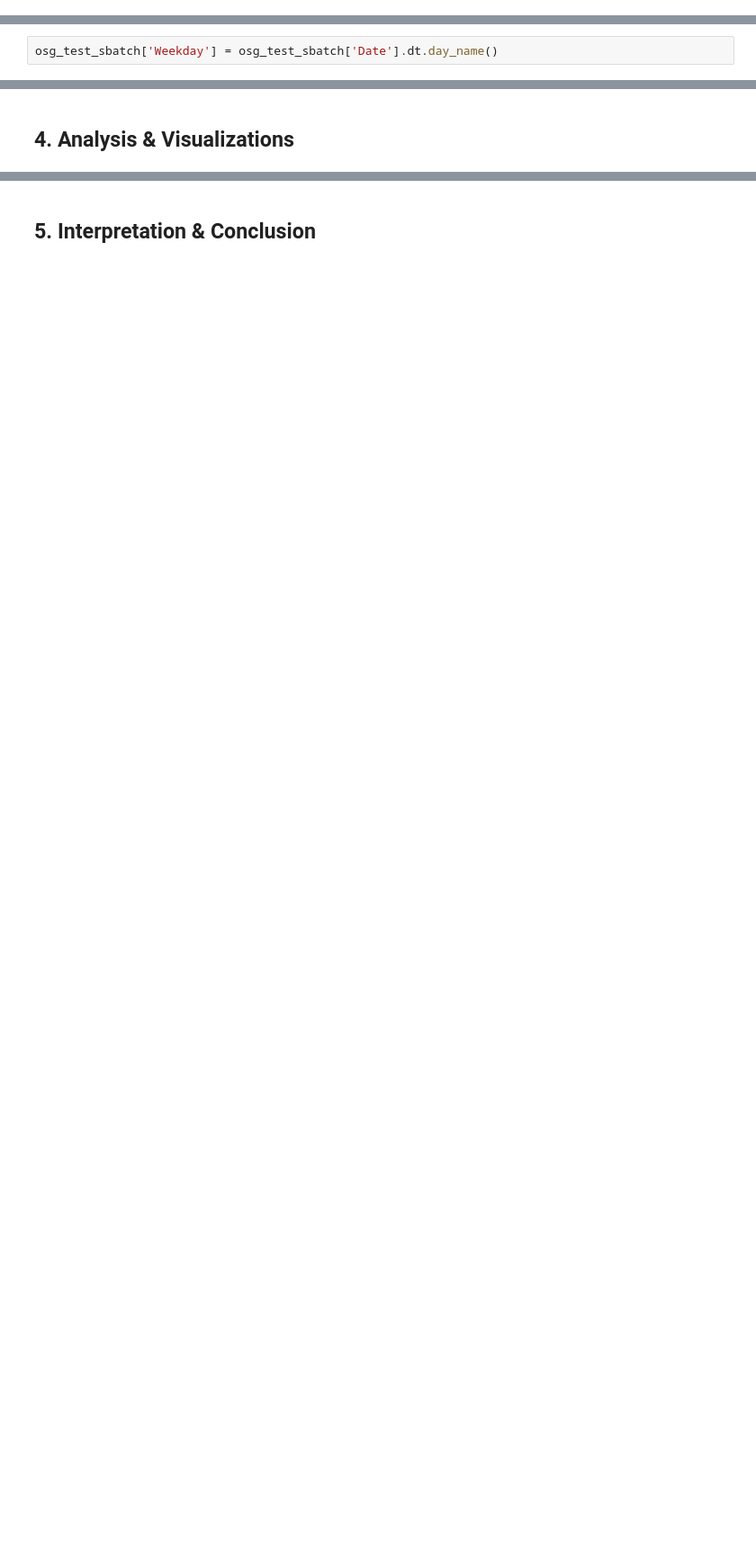
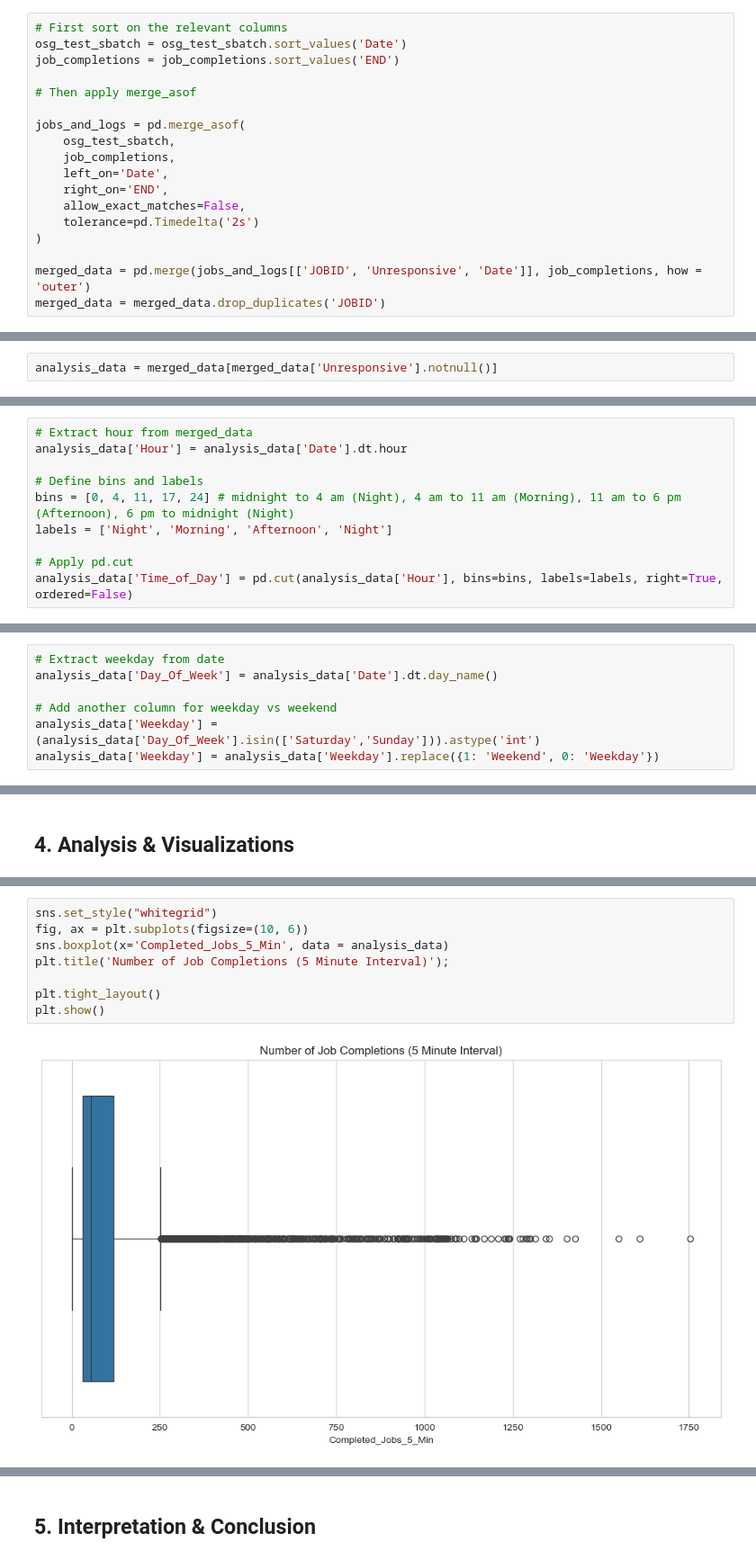
Before and after one commit to nss-data-science-cohort-9/accre-aezell314, a Jupyter notebook: notebooks/ACCRE Scheduling Investigation.ipynb, the cells around one changed output, grey strips where cells are left out. Shown: that part at 90% size. Cells and saved outputs as stored; diff of their text form; blank space fills up the shorter version.

```diff
--- a/notebooks/ACCRE Scheduling Investigation.ipynb
+++ b/notebooks/ACCRE Scheduling Investigation.ipynb
@@ -541,0 +480,18 @@ osg_test_sbatch.head(5)
+# %%
+# First sort on the relevant columns
+osg_test_sbatch = osg_test_sbatch.sort_values('Date')
+job_completions = job_completions.sort_values('END')
+
+# Then apply merge_asof
+
+jobs_and_logs = pd.merge_asof(
+    osg_test_sbatch,
+    job_completions,
+    left_on='Date',
+    right_on='END',
+    allow_exact_matches=False,
+    tolerance=pd.Timedelta('2s')
+)
+
+merged_data = pd.merge(jobs_and_logs[['JOBID', 'Unresponsive', 'Date']], job_completions, how = 'outer')
+merged_data = merged_data.drop_duplicates('JOBID')
@@ -541,0 +500,2 @@ osg_test_sbatch.head(5)
+# %%
+analysis_data = merged_data[merged_data['Unresponsive'].notnull()]
@@ -541,0 +507,10 @@ osg_test_sbatch.head(5)
+# %%
+# Extract hour from merged_data
+analysis_data['Hour'] = analysis_data['Date'].dt.hour
+
+# Define bins and labels
+bins = [0, 4, 11, 17, 24] # midnight to 4 am (Night), 4 am to 11 am (Morning), 11 am to 6 pm (Afternoon), 6 pm to midnight (Night)
+labels = ['Night', 'Morning', 'Afternoon', 'Night']
+
+# Apply pd.cut
+analysis_data['Time_of_Day'] = pd.cut(analysis_data['Hour'], bins=bins, labels=labels, right=True, ordered=False)
@@ -542,2 +528,7 @@ osg_test_sbatch.head(5)
 # %%
-osg_test_sbatch['Weekday'] = osg_test_sbatch['Date'].dt.day_name()
+# Extract weekday from date
+analysis_data['Day_Of_Week'] = analysis_data['Date'].dt.day_name()
+
+# Add another column for weekday vs weekend
+analysis_data['Weekday'] = (analysis_data['Day_Of_Week'].isin(['Saturday','Sunday'])).astype('int')
+analysis_data['Weekday'] = analysis_data['Weekday'].replace({1: 'Weekend', 0: 'Weekday'})
@@ -545,0 +595,10 @@ osg_test_sbatch['Weekday'] = osg_test_sbatch['Date'].dt.day_name()
+# %%
+sns.set_style("whitegrid")
+fig, ax = plt.subplots(figsize=(10, 6))
+sns.boxplot(x='Completed_Jobs_5_Min', data = analysis_data)
+plt.title('Number of Job Completions (5 Minute Interval)');
+
+plt.tight_layout()
+plt.show()
+# %% [output]
+[figure, added]
```
Also changed, not shown: parts of 93 cells of this notebook.
